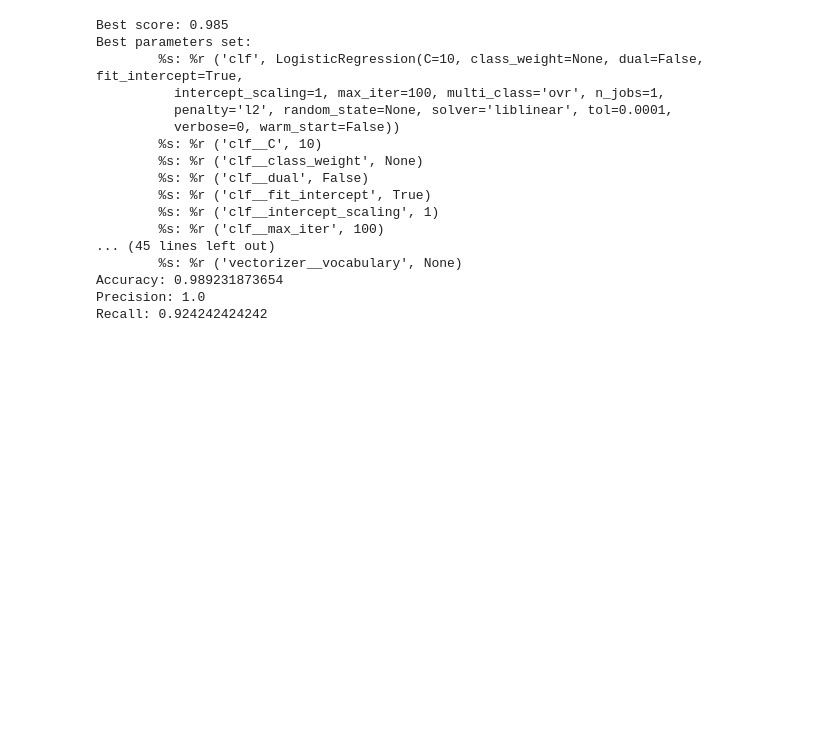
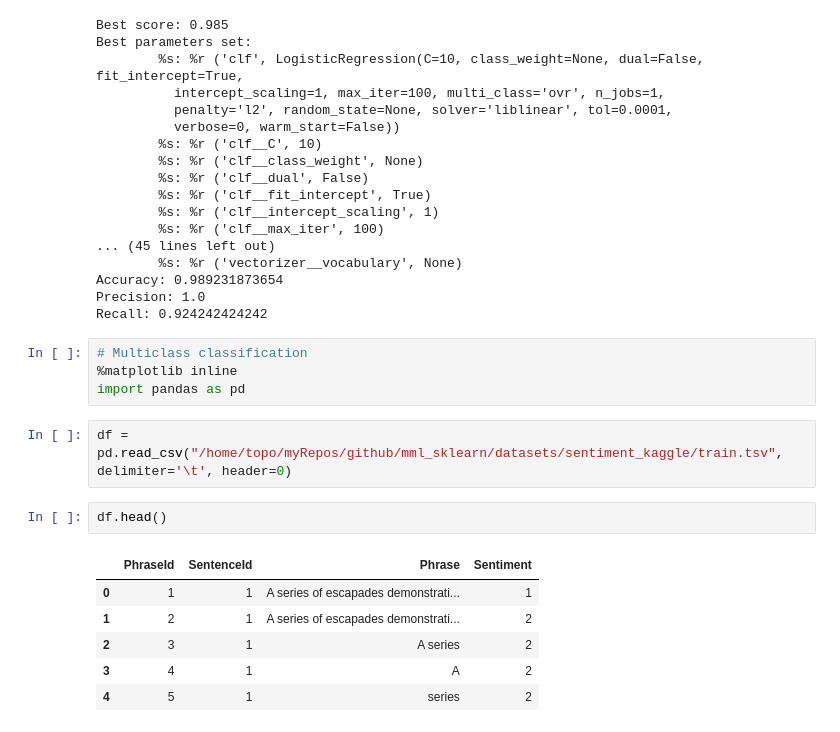
Before and after one commit to ageek/mml_sklearn, a Jupyter notebook: chap4-Logistic-Regression.ipynb, the cells around one changed output. Saved outputs shown, nothing was run; the diff lists cells and outputs as text; blank space fills up the shorter version.

Commit message:
Added multiclass classification task in chap4

```diff
--- a/chap4-Logistic-Regression.ipynb
+++ b/chap4-Logistic-Regression.ipynb
@@ -577,3 +578,18 @@ Best parameters set:
 Accuracy: 0.989231873654
 Precision: 1.0
 Recall: 0.924242424242
+# %%
+# Multiclass classification
+%matplotlib inline
+import pandas as pd
+# %%
+df = pd.read_csv("/home/topo/myRepos/github/mml_sklearn/datasets/sentiment_kaggle/train.tsv", delimiter='\t', header=0)
+# %%
+df.head()
+# %% [output]
+|  | PhraseId | SentenceId | Phrase | Sentiment |
+| 0 | 1 | 1 | A series of escapades demonstrati... | 1 |
+| 1 | 2 | 1 | A series of escapades demonstrati... | 2 |
+| 2 | 3 | 1 | A series | 2 |
+| 3 | 4 | 1 | A | 2 |
+| 4 | 5 | 1 | series | 2 |
```
Also changed, not shown: parts of 13 cells of this notebook.
